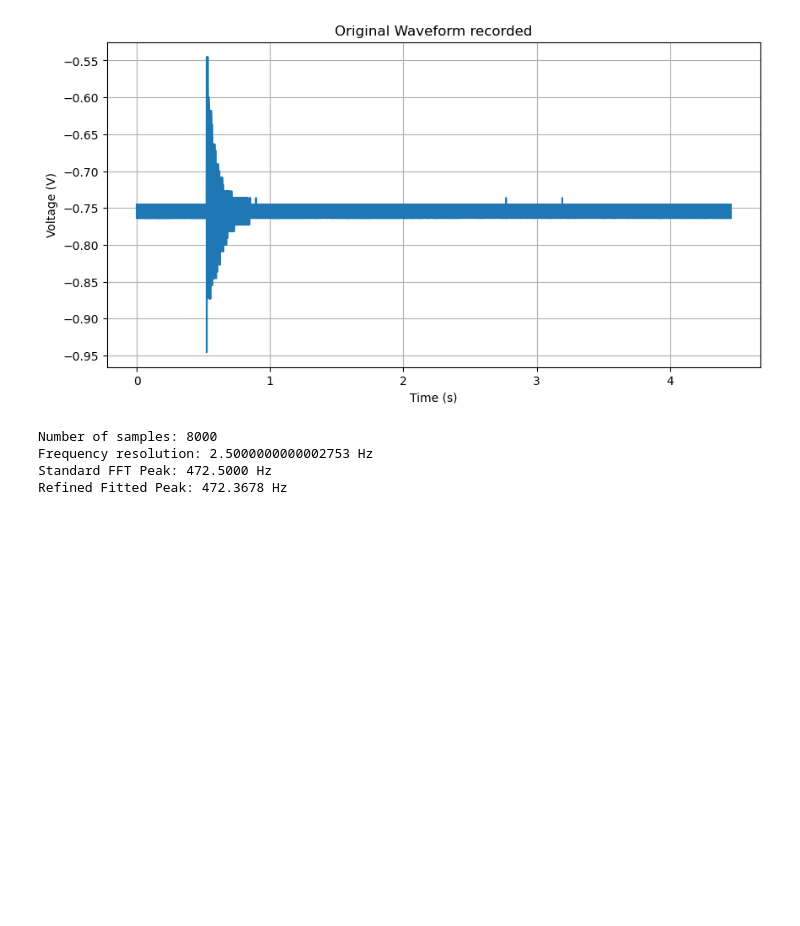
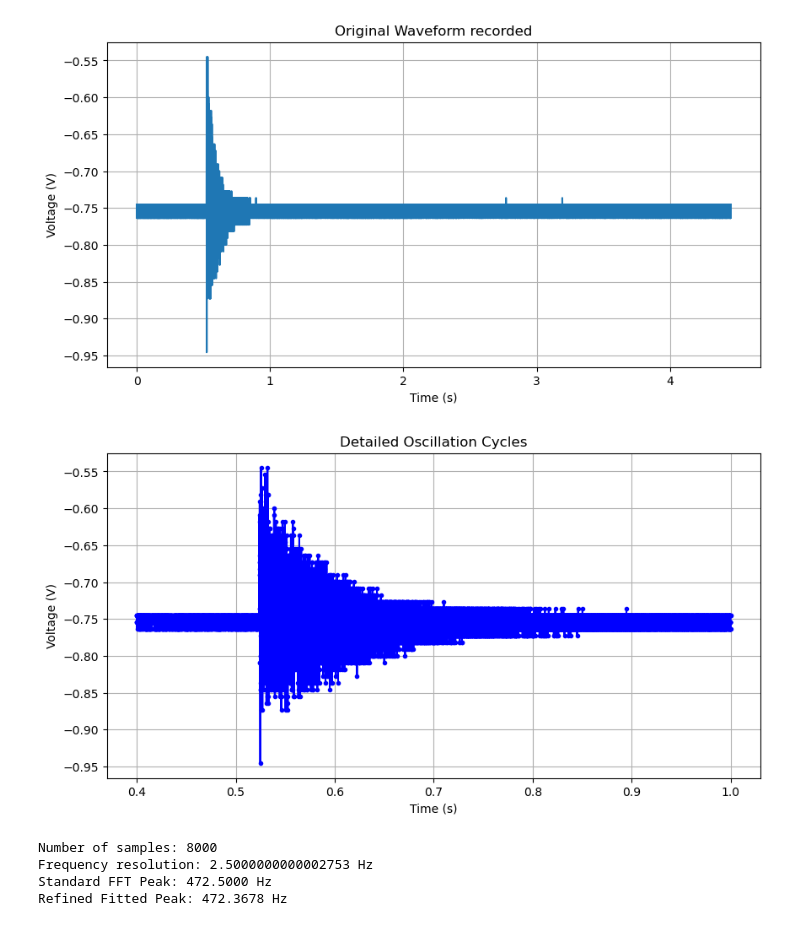
Before and after one commit to GeoBrodas/cantilever-characterisation, a Jupyter notebook: Cantiliver-data/Canteliver_normal/Normal1.ipynb, the cells around one changed output. Saved outputs shown, nothing was run; the diff lists cells and outputs as text; code cells hidden in the pictures; blank space fills up the shorter version.

```diff
--- a/Cantiliver-data/Canteliver_normal/Normal1.ipynb
+++ b/Cantiliver-data/Canteliver_normal/Normal1.ipynb
@@ -22,6 +22,19 @@ plt.show()
 # %% [output]
 Number of data points: 89084
 [figure]
+# %%
+# Extract the actual trigger
+df_cycles = df[(df['Time'] >= 0.4) & (df['Time'] <= 1)]
+
+plt.figure(figsize=(10, 5))
+plt.plot(df_cycles['Time'], df_cycles['Channel A'], 'b.-')
+plt.title("Detailed Oscillation Cycles")
+plt.xlabel("Time (s)")
+plt.ylabel("Voltage (V)")
+plt.grid(True)
+plt.show()
+# %% [output]
+[figure, added]
 # %%
 # FFT analysis on waveform from time 0.6s to 1.0s
 df_fft = df[(df['Time'] >= 0.6) & (df['Time'] <= 1.0)]
```
Also changed, not shown: 2 other files.
